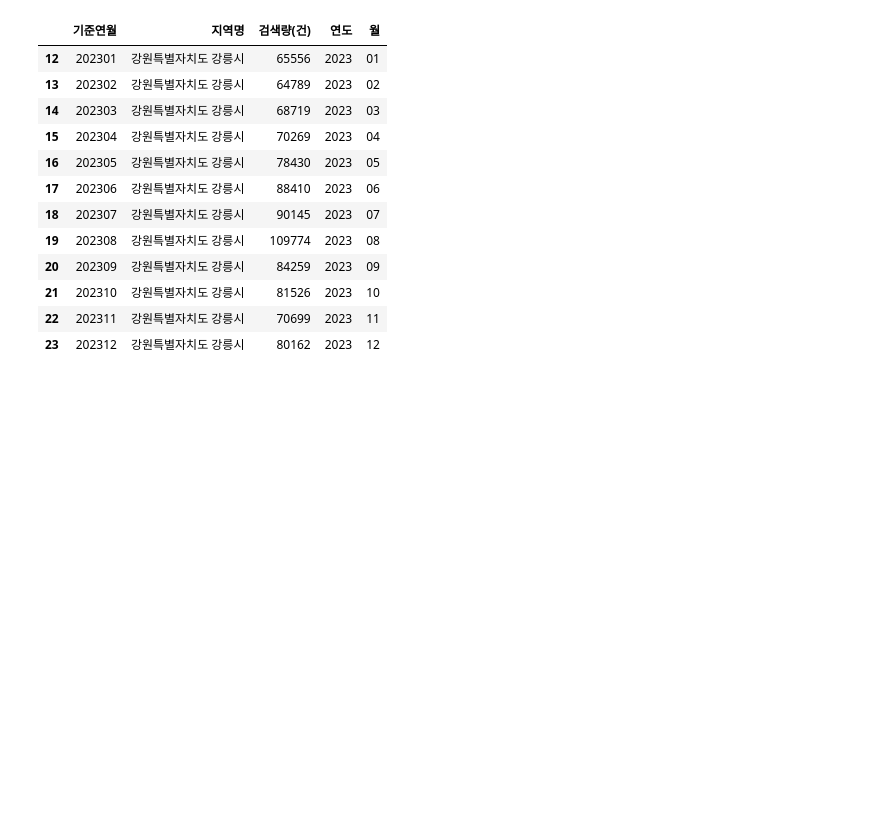
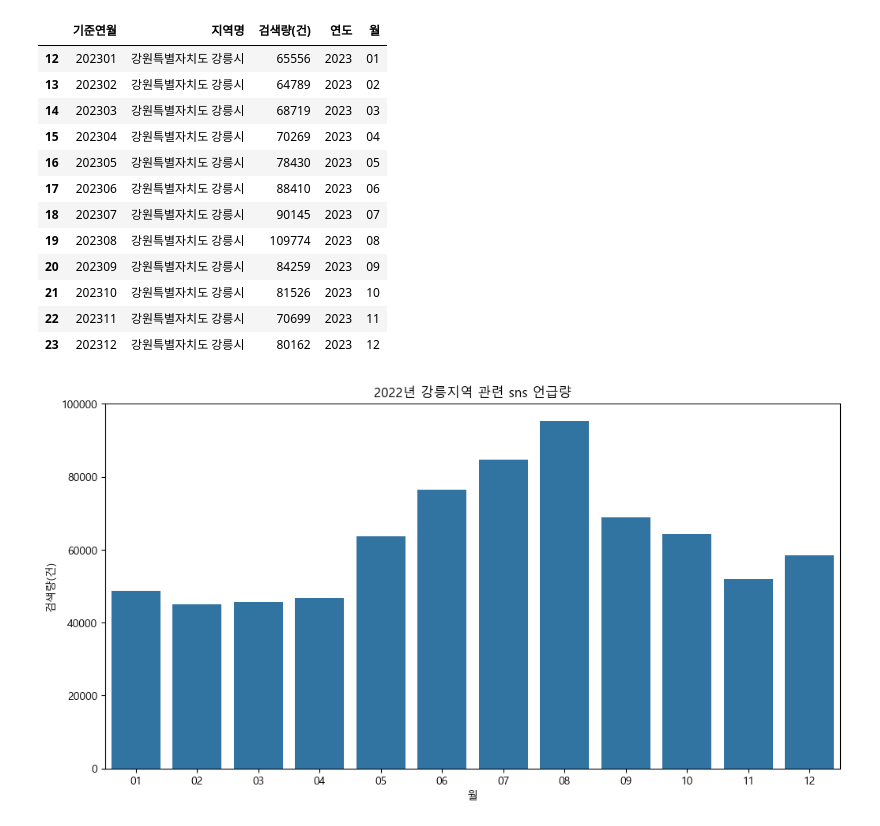
Before and after one commit to SeokcheonMoon/Competetion_Gangneung_vision_planning, a Jupyter notebook: EDA_trend_sns_keyword.ipynb, the cells around one changed output. Saved outputs shown, nothing was run; the diff lists cells and outputs as text; code cells hidden in the pictures; blank space fills up the shorter version.

```diff
--- a/EDA_trend_sns_keyword.ipynb
+++ b/EDA_trend_sns_keyword.ipynb
@@ -363,3 +363,14 @@ df_2023_sns_mention
 | 21 | 202310 | 강원특별자치도 강릉시 | 81526 | 2023 | 10 |
 | 22 | 202311 | 강원특별자치도 강릉시 | 70699 | 2023 | 11 |
 | 23 | 202312 | 강원특별자치도 강릉시 | 80162 | 2023 | 12 |
+# %%
+plt.figure(figsize=(12, 6))
+sns.barplot(data=df_2022_sns_mention, x='월', y='검색량(건)')
+
+# 그래프 제목 및 레이블 설정
+plt.title('2022년 강릉지역 관련 sns 언급량')
+plt.xlabel('월')
+plt.ylabel('검색량(건)')
+plt.show()
+# %% [output]
+[figure, added]
```
Also changed, not shown: parts of 4 cells of this notebook.
